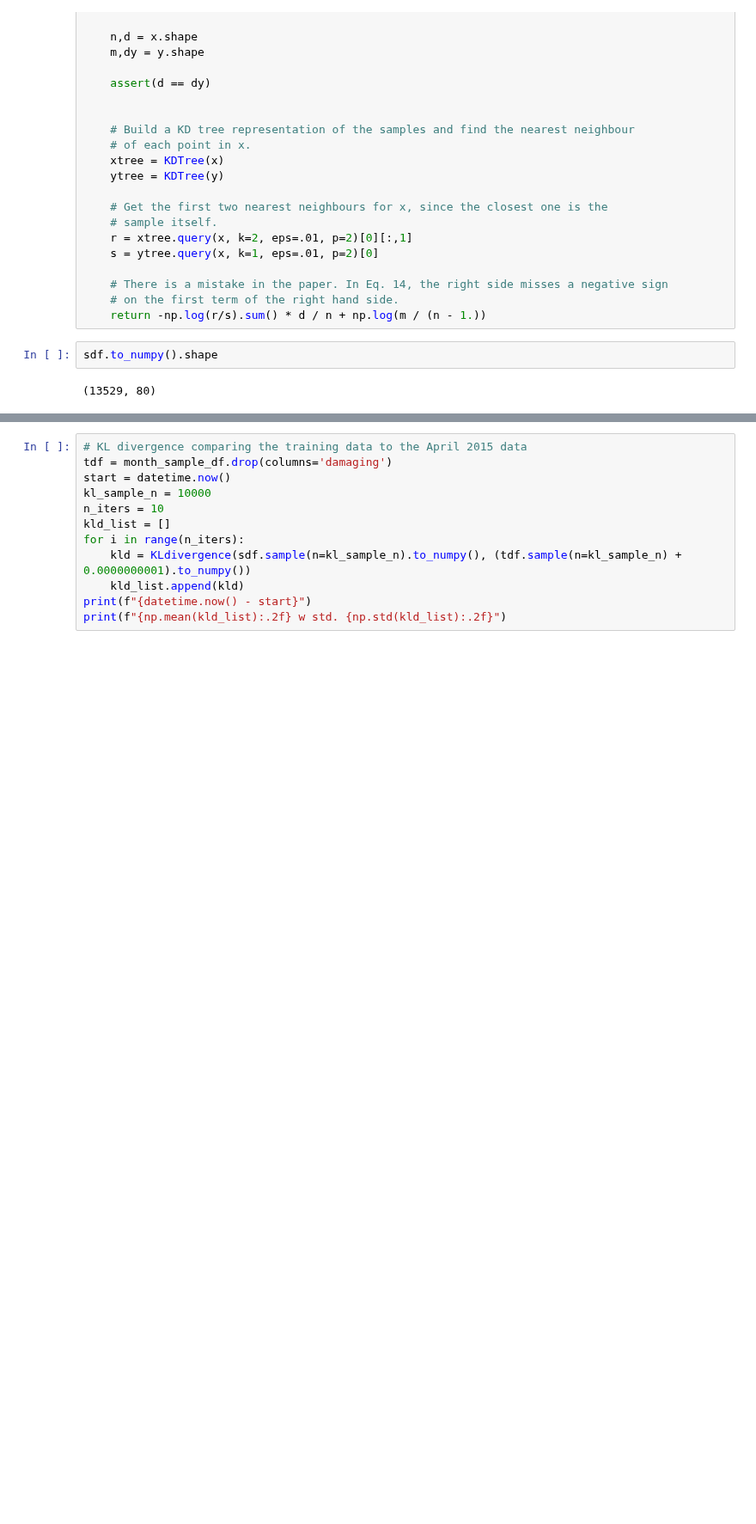
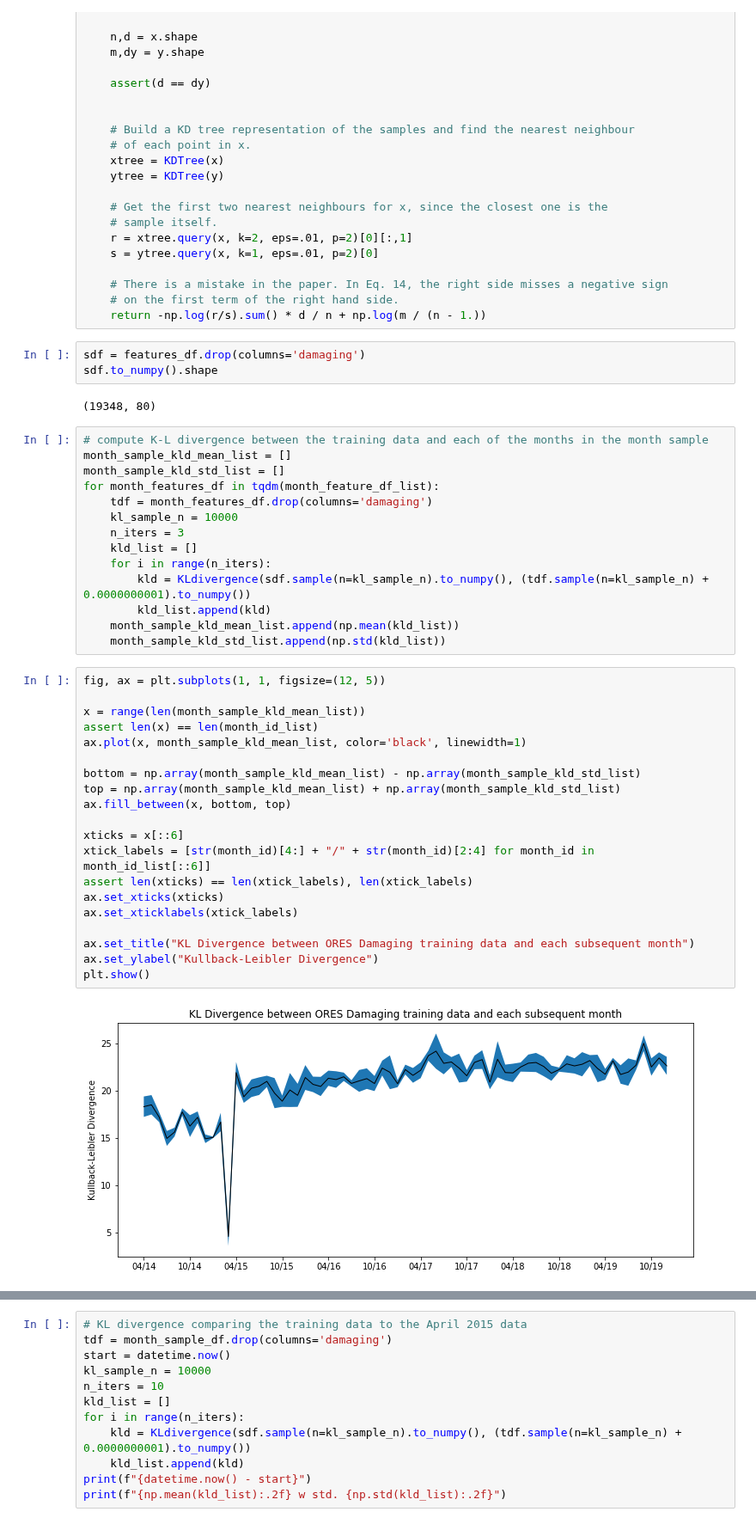
Before and after one commit to levon003/wiki-ores-feedback, a Jupyter notebook: notebook/DataShiftExploration.ipynb, the cells around one changed output, grey strips where cells are left out. Shown at 86% size. Cells and saved outputs as stored; diff of their text form; blank space fills up the shorter version.

```diff
--- a/notebook/DataShiftExploration.ipynb
+++ b/notebook/DataShiftExploration.ipynb
@@ -305,6 +340,43 @@ def KLdivergence(x, y):
     # on the first term of the right hand side.
     return -np.log(r/s).sum() * d / n + np.log(m / (n - 1.))
 # %%
+sdf = features_df.drop(columns='damaging')
 sdf.to_numpy().shape
 # %% [output]
-(13529, 80)
+(19348, 80)
+# %%
+# compute K-L divergence between the training data and each of the months in the month sample
+month_sample_kld_mean_list = []
+month_sample_kld_std_list = []
+for month_features_df in tqdm(month_feature_df_list):
+    tdf = month_features_df.drop(columns='damaging')
+    kl_sample_n = 10000
+    n_iters = 3
+    kld_list = []
+    for i in range(n_iters):
+        kld = KLdivergence(sdf.sample(n=kl_sample_n).to_numpy(), (tdf.sample(n=kl_sample_n) + 0.0000000001).to_numpy())
+        kld_list.append(kld)
+    month_sample_kld_mean_list.append(np.mean(kld_list))
+    month_sample_kld_std_list.append(np.std(kld_list))
+# %%
+fig, ax = plt.subplots(1, 1, figsize=(12, 5))
+
+x = range(len(month_sample_kld_mean_list))
+assert len(x) == len(month_id_list)
+ax.plot(x, month_sample_kld_mean_list, color='black', linewidth=1)
+
+bottom = np.array(month_sample_kld_mean_list) - np.array(month_sample_kld_std_list)
+top = np.array(month_sample_kld_mean_list) + np.array(month_sample_kld_std_list)
+ax.fill_between(x, bottom, top)
+
+xticks = x[::6]
+xtick_labels = [str(month_id)[4:] + "/" + str(month_id)[2:4] for month_id in month_id_list[::6]]
+assert len(xticks) == len(xtick_labels), len(xtick_labels)
+ax.set_xticks(xticks)
+ax.set_xticklabels(xtick_labels)
+
+ax.set_title("KL Divergence between ORES Damaging training data and each subsequent month")
+ax.set_ylabel("Kullback-Leibler Divergence")
+plt.show()
+# %% [output]
+[figure, added]
```
Also changed, not shown: parts of 17 cells of this notebook, 3 other files.
